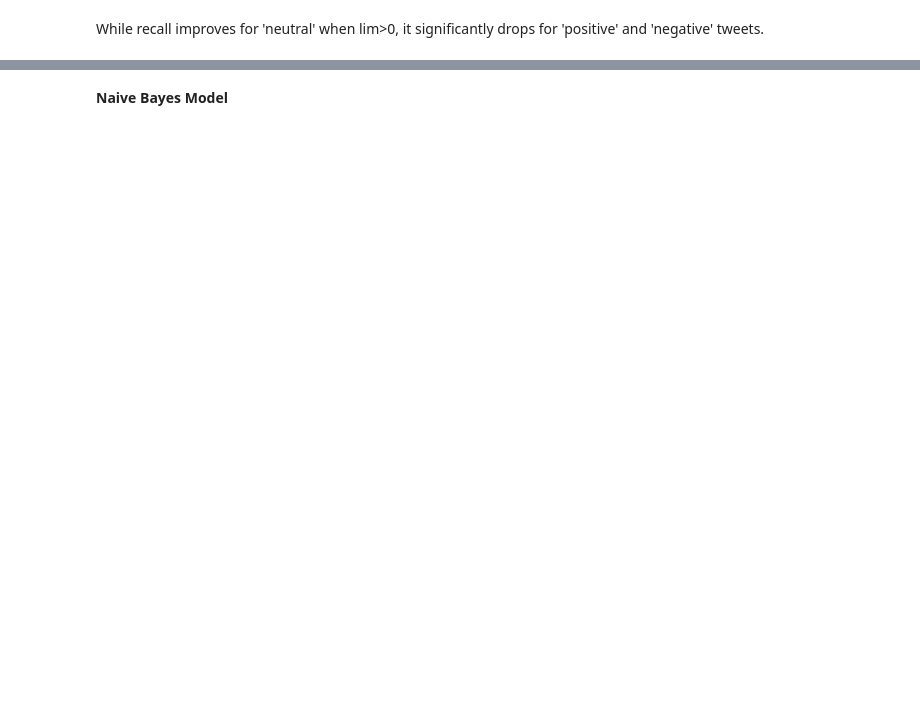
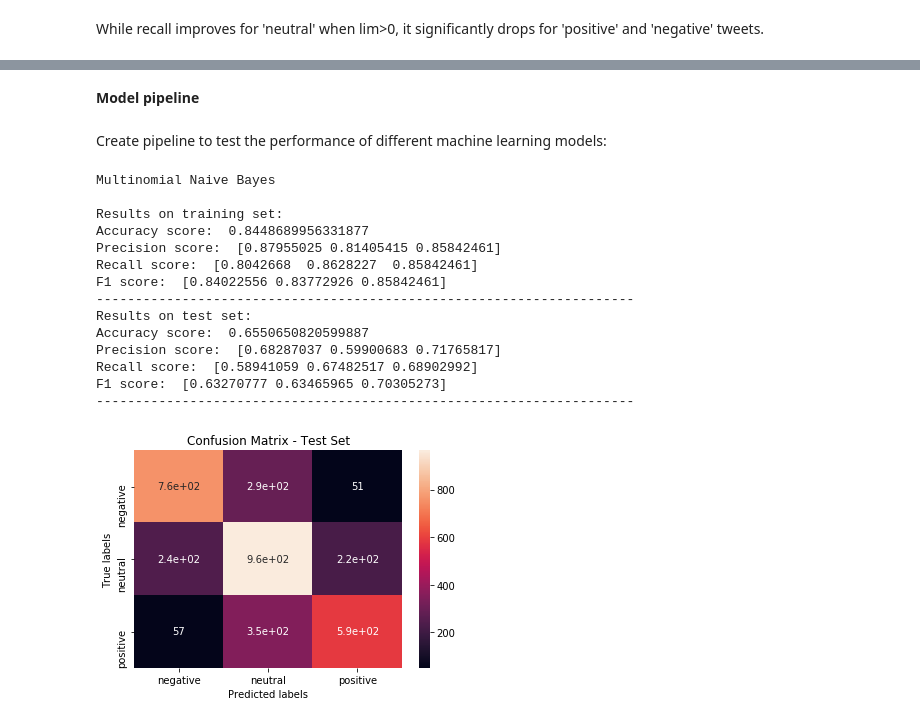
Before and after one commit to alexkapele/tweet_sentiment, a Jupyter notebook: sentiment_analysis.ipynb, the cells around one changed output, grey strips where cells are left out. Drawn from its saved outputs; the diff is of its cells as text; code cells hidden in the pictures; blank space fills up the shorter version.

```diff
--- a/sentiment_analysis.ipynb
+++ b/sentiment_analysis.ipynb
@@ -72,6 +164,6 @@ words_matrix['sentiment'] = train.sentiment
 # %%
-positive_freq = words_matrix[words_matrix.sentiment == 'positive'].iloc[:,:-1].astype(bool).sum(axis=0).sort_values(ascending=False)
-negative_freq = words_matrix[words_matrix.sentiment == 'negative'].iloc[:,:-1].astype(bool).sum(axis=0).sort_values(ascending=False)
+positive_freq = train_df_norm[train_df_norm.sentiment == 'positive'].iloc[:,:-1].astype(bool).sum(axis=0).sort_values(ascending=False)
+negative_freq = train_df_norm[train_df_norm.sentiment == 'negative'].iloc[:,:-1].astype(bool).sum(axis=0).sort_values(ascending=False)
 # %%
 words_stats = pd.concat([total_freq, positive_freq.reindex(total_freq.index), negative_freq.reindex(total_freq.index)], axis=1)
 words_stats = words_stats.rename(columns={0: 'total_count', 1: 'pos_count', 2: 'neg_count'})
@@ -145,5 +297,5 @@ Run on training set with lim=1 (i.e. if n_pos-n_neg>1 then 'positive'):
 # %%
-train_pred = baseline_classifier(words_matrix,pos_words,neg_words,limit=1)
+train_pred = baseline_classifier(train_df_norm,pos_words,neg_words,limit=1)
 # %%
 print('Results on training set:')
 print('Accuracy score: ', format(accuracy_score(train.sentiment.values, train_pred)))
@@ -161,5 +315,5 @@ test_matrix =  pd.DataFrame(test_array, columns = count_vector.get_feature_names
 # %%
-test_pred = baseline_classifier(test_matrix,pos_words,neg_words,limit=0)
+test_pred = baseline_classifier(test_df_norm,pos_words,neg_words,limit=0)
 # %%
 print('Results on test set:')
 print('Accuracy score: ', format(accuracy_score(test.sentiment.values, test_pred)))
@@ -180,2 +342,4 @@ plt.show()
 # %% [markdown]
-**Naive Bayes Model**
+**Model pipeline**
+# %% [markdown]
+Create pipeline to test the performance of different machine learning models:
@@ -181,0 +399,28 @@ plt.show()
+# %%
+from sklearn.naive_bayes import MultinomialNB
+from sklearn.naive_bayes import BernoulliNB
+from sklearn.linear_model import LogisticRegression
+from sklearn.neighbors import KNeighborsClassifier
+
+models = {'Multinomial Naive Bayes': MultinomialNB(),
+          'Bernoulli Naive Bayes':BernoulliNB(),
+          'Logistic Regression': LogisticRegression(random_state=42),
+          'KNN': KNeighborsClassifier(n_neighbors=5)}
+# %%
+train_pred, test_pred = run_model(models['Multinomial Naive Bayes'],'Multinomial Naive Bayes',train_matrix_norm,train.sentiment.values,test_matrix_norm,test.sentiment.values)
+# %% [output]
+Multinomial Naive Bayes
+
+Results on training set:
+Accuracy score:  0.8448689956331877
+Precision score:  [0.87955025 0.81405415 0.85842461]
+Recall score:  [0.8042668  0.8628227  0.85842461]
+F1 score:  [0.84022556 0.83772926 0.85842461]
+---------------------------------------------------------------------
+Results on test set:
+Accuracy score:  0.6550650820599887
+Precision score:  [0.68287037 0.59900683 0.71765817]
+Recall score:  [0.58941059 0.67482517 0.68902992]
+F1 score:  [0.63270777 0.63465965 0.70305273]
+---------------------------------------------------------------------
+[figure, added]
```
Also changed, not shown: parts of 68 cells of this notebook.
